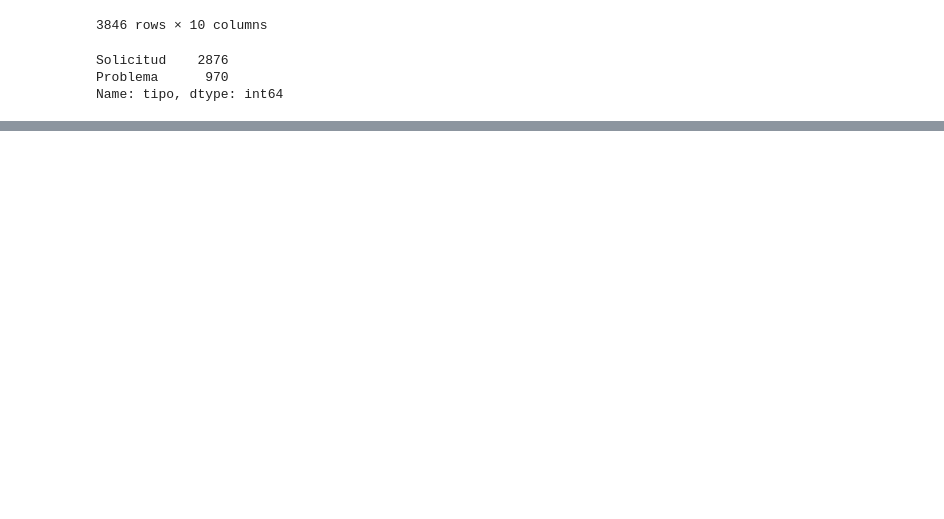
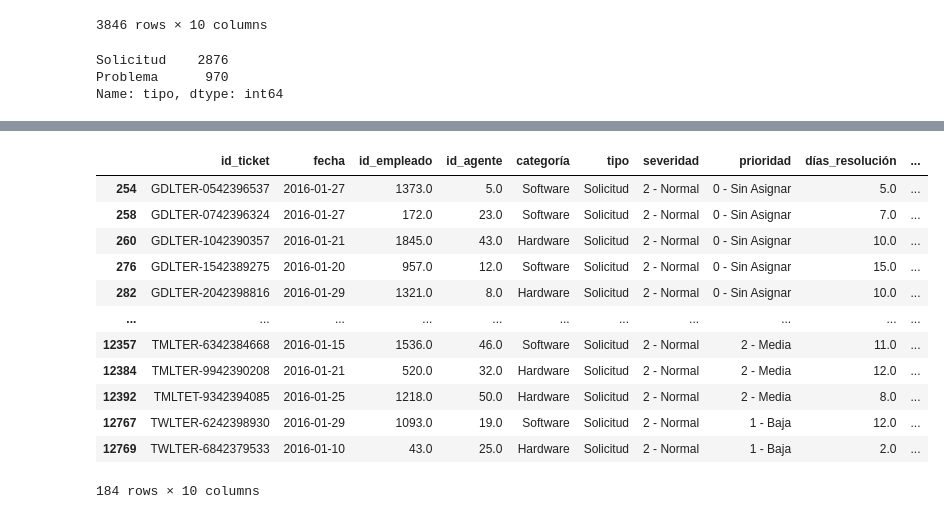
Before and after one commit to anane3373/PromoE-DA-Modulo2-sprint1-AnaIsabel-AnaG-Victoria, a Jupyter notebook: Pair4Pandas.ipynb, the cells around one changed output, grey strips where cells are left out. Cells and saved outputs as stored; diff of their text form; code cells hidden in the pictures; blank space fills up the shorter version.

```diff
--- a/Pair4Pandas.ipynb
+++ b/Pair4Pandas.ipynb
@@ -108,0 +140,4 @@ TypeError: '>' not supported between instances of 'str' and 'int'
+# %%
+regex_ = "2016-01-[1-2][0-9]"    #?????????
+fecha = ejer2[ejer2["fecha"].str.contains(regex_, regex=True)]
+fecha.tail()
@@ -109,3 +151,19 @@ TypeError: '>' not supported between instances of 'str' and 'int'
 # %%
 #4.1 ¿Ha habido algún ticket en esta quincena que corresponda a la categoría de "Solicitud"?
+
+fecha[fecha["tipo"] == "Solicitud"]
+# %% [output]
+|  | id_ticket | fecha | id_empleado | id_agente | categoría | tipo | severidad | prioridad | días_resolución | ... |
+| 254 | GDLTER-0542396537 | 2016-01-27 | 1373.0 | 5.0 | Software | Solicitud | 2 - Normal | 0 - Sin Asignar | 5.0 | ... |
+| 258 | GDLTER-0742396324 | 2016-01-27 | 172.0 | 23.0 | Software | Solicitud | 2 - Normal | 0 - Sin Asignar | 7.0 | ... |
+| 260 | GDLTER-1042390357 | 2016-01-21 | 1845.0 | 43.0 | Hardware | Solicitud | 2 - Normal | 0 - Sin Asignar | 10.0 | ... |
+| 276 | GDLTER-1542389275 | 2016-01-20 | 957.0 | 12.0 | Software | Solicitud | 2 - Normal | 0 - Sin Asignar | 15.0 | ... |
+| 282 | GDLTER-2042398816 | 2016-01-29 | 1321.0 | 8.0 | Hardware | Solicitud | 2 - Normal | 0 - Sin Asignar | 10.0 | ... |
+| ... | ... | ... | ... | ... | ... | ... | ... | ... | ... | ... |
+| 12357 | TMLTER-6342384668 | 2016-01-15 | 1536.0 | 46.0 | Software | Solicitud | 2 - Normal | 2 - Media | 11.0 | ... |
+| 12384 | TMLTER-9942390208 | 2016-01-21 | 520.0 | 32.0 | Hardware | Solicitud | 2 - Normal | 2 - Media | 12.0 | ... |
+| 12392 | TMLTET-9342394085 | 2016-01-25 | 1218.0 | 50.0 | Hardware | Solicitud | 2 - Normal | 2 - Media | 8.0 | ... |
+| 12767 | TWLTER-6242398930 | 2016-01-29 | 1093.0 | 19.0 | Software | Solicitud | 2 - Normal | 1 - Baja | 12.0 | ... |
+| 12769 | TWLTER-6842379533 | 2016-01-10 | 43.0 | 25.0 | Hardware | Solicitud | 2 - Normal | 1 - Baja | 2.0 | ... |
+184 rows × 10 columns
 # %%
```
Also changed, not shown: parts of 15 cells of this notebook.
